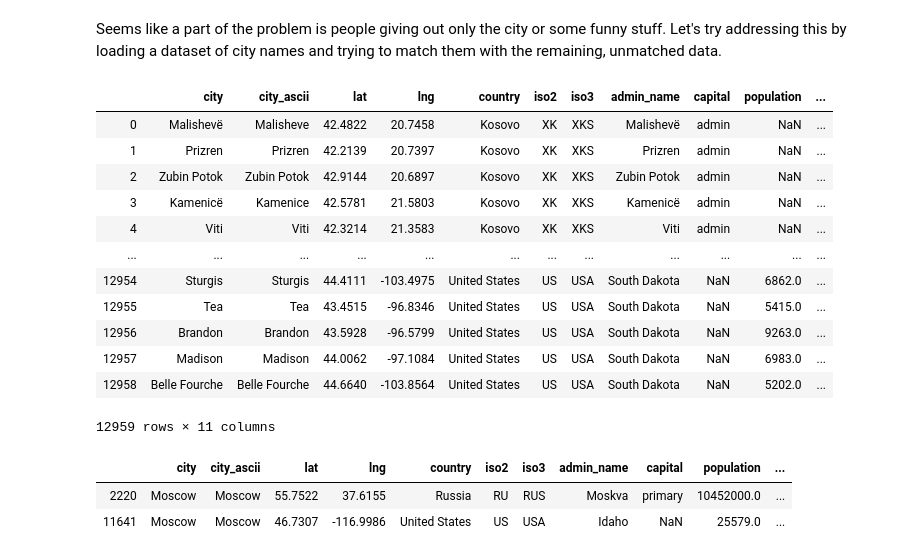
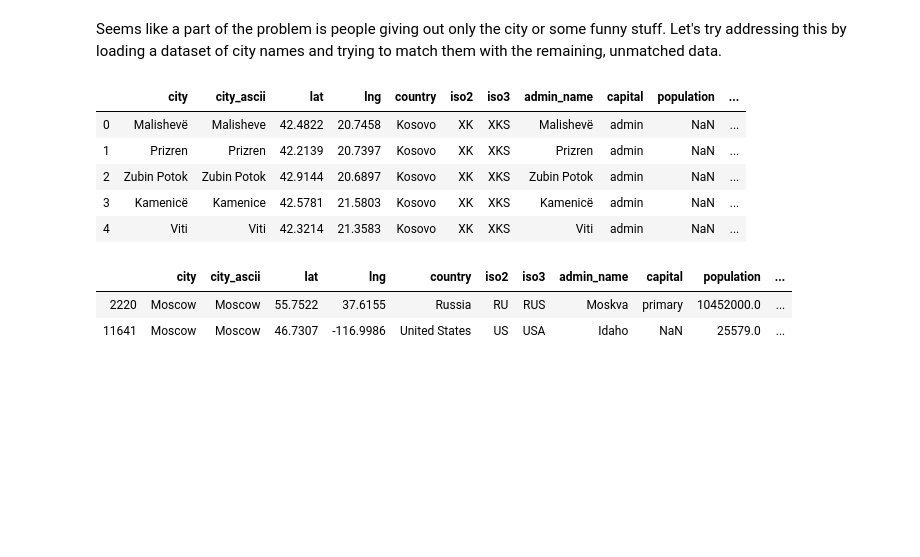
Before and after one commit to dinotuku/SOSN, a Jupyter notebook: clean_user_country.ipynb, the cells around one changed output. Drawn from its saved outputs; the diff is of its cells as text; code cells hidden in the pictures; blank space fills up the shorter version.

```diff
--- a/clean_user_country.ipynb
+++ b/clean_user_country.ipynb
@@ -120,21 +90,14 @@ clean_df[clean_df.location.notnull() & clean_df.COUNTRY_ALPHA3_CODE.isnull()]
 Seems like a part of the problem is people giving out only the city or some funny stuff. Let's try addressing this by loading a dataset of city names and trying to match them with the remaining, unmatched data.
 # %%
 world_cities = pd.read_csv("data/worldcities.csv")
-display(world_cities)
+display(world_cities.head())
 # %% [output]
 |  | city | city_ascii | lat | lng | country | iso2 | iso3 | admin_name | capital | population | ... |
 | 0 | Malishevë | Malisheve | 42.4822 | 20.7458 | Kosovo | XK | XKS | Malishevë | admin | NaN | ... |
 | 1 | Prizren | Prizren | 42.2139 | 20.7397 | Kosovo | XK | XKS | Prizren | admin | NaN | ... |
 | 2 | Zubin Potok | Zubin Potok | 42.9144 | 20.6897 | Kosovo | XK | XKS | Zubin Potok | admin | NaN | ... |
 | 3 | Kamenicë | Kamenice | 42.5781 | 21.5803 | Kosovo | XK | XKS | Kamenicë | admin | NaN | ... |
 | 4 | Viti | Viti | 42.3214 | 21.3583 | Kosovo | XK | XKS | Viti | admin | NaN | ... |
-| ... | ... | ... | ... | ... | ... | ... | ... | ... | ... | ... | ... |
-| 12954 | Sturgis | Sturgis | 44.4111 | -103.4975 | United States | US | USA | South Dakota | NaN | 6862.0 | ... |
-| 12955 | Tea | Tea | 43.4515 | -96.8346 | United States | US | USA | South Dakota | NaN | 5415.0 | ... |
-| 12956 | Brandon | Brandon | 43.5928 | -96.5799 | United States | US | USA | South Dakota | NaN | 9263.0 | ... |
-| 12957 | Madison | Madison | 44.0062 | -97.1084 | United States | US | USA | South Dakota | NaN | 6983.0 | ... |
-| 12958 | Belle Fourche | Belle Fourche | 44.6640 | -103.8564 | United States | US | USA | South Dakota | NaN | 5202.0 | ... |
-12959 rows × 11 columns
 # %%
 display(world_cities[world_cities.city=="Moscow"])
 # %% [output]
```
Also changed, not shown: parts of 17 cells of this notebook.
